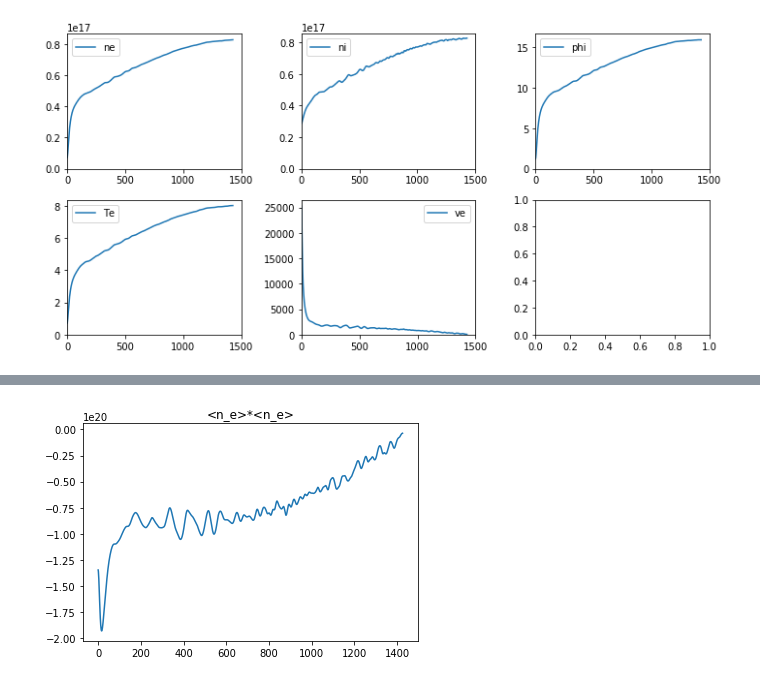
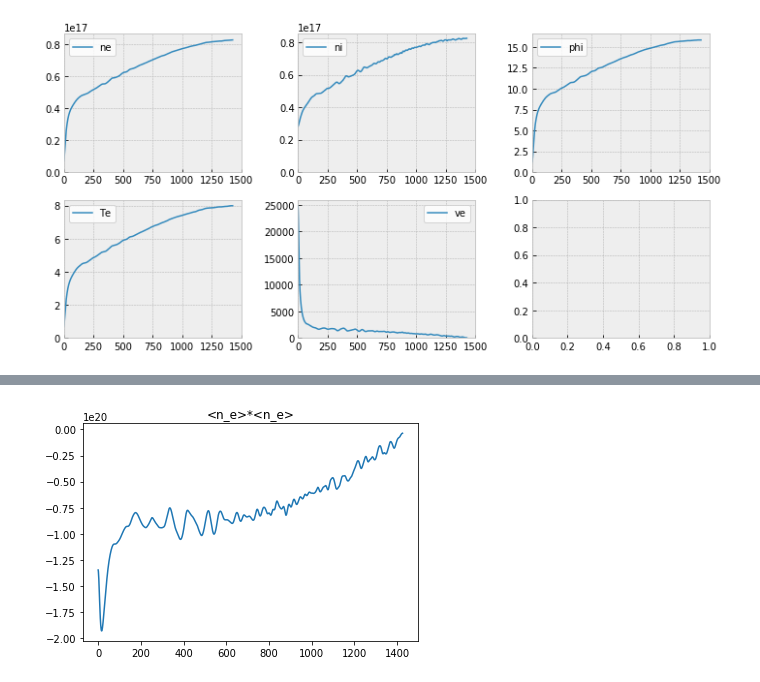
Before and after one commit to antoinetavant/1D_PIC, a Jupyter notebook: Process_1D_PIC.ipynb, the cells around one changed output, grey strips where cells are left out. Drawn from its saved outputs; the diff is of its cells as text; code cells hidden in the pictures.

```diff
--- a/Process_1D_PIC.ipynb
+++ b/Process_1D_PIC.ipynb
@@ -21,20 +22,21 @@ data = pickle.load(open("Data_2.dat","rb"))
 # %%
 keys = ['ne','ni',"phi",
        'Te','ve']
 
 Nlines = 2
 Ncol = int(len(keys)/2)+1
-fig, axarr = plt.subplots(Nlines,Ncol, figsize=(10,5))
+with plt.style.context("bmh"):
+    fig, axarr = plt.subplots(Nlines,Ncol, figsize=(10,5))
 
 for key,ax in zip(keys, axarr.flatten()):
     vect = meanfield(key,data)
     ax.plot(abs(smooth(vect)), label = key)
     ax.legend()
     ax.set_ylim(ymin=0)
     ax.set_xlim(xmin=0)
 plt.tight_layout()
 # %% [output]
-[figure, old version]
+[figure, new version]
 # %%
 Te = meanfield("Te",data)
 phi = meanfield("phi",data)
```
Also changed, not shown: parts of 2 cells of this notebook, 16 other files.
